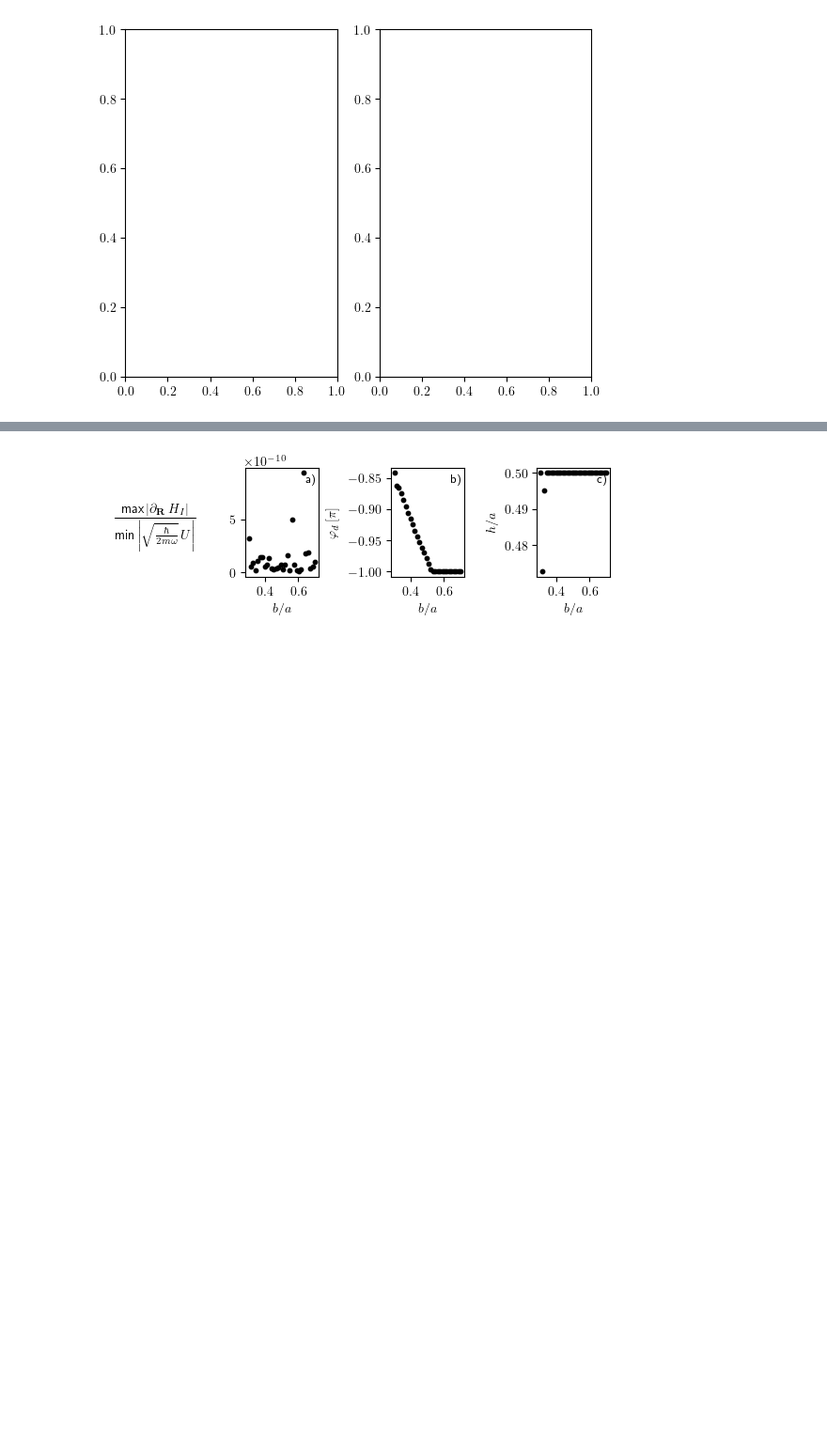
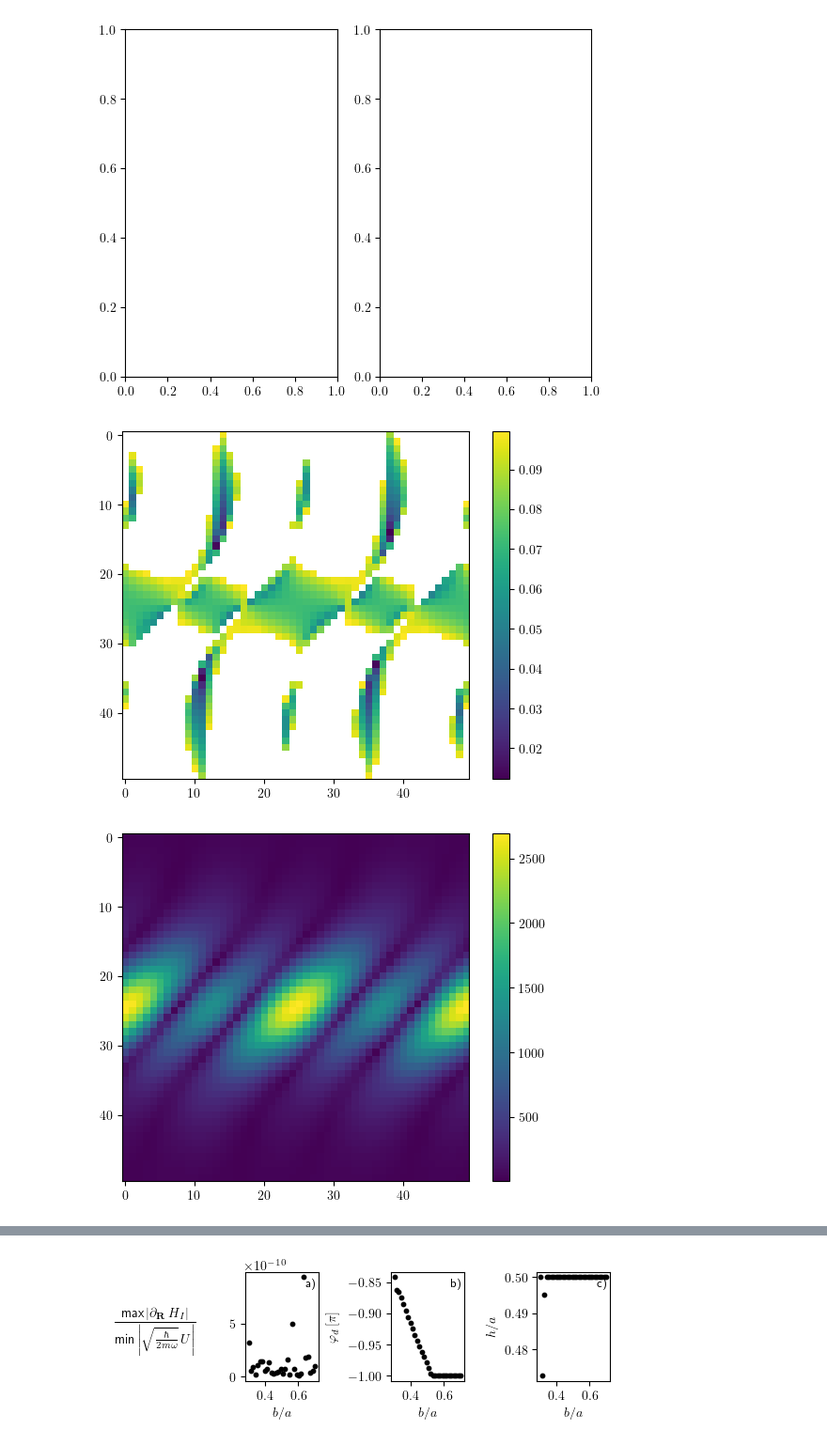
Before and after one commit to ChriGomm/master, a Jupyter notebook: numerics/interactions.ipynb, the cells around one changed output, grey strips where cells are left out. Shown at 94% size. Drawn from its saved outputs; the diff is of its cells as text; code cells hidden in the pictures; blank space fills up the shorter version.

```diff
--- a/numerics/interactions.ipynb
+++ b/numerics/interactions.ipynb
@@ -1343,3 +1499,36 @@ IndexError: list index out of range
 [figure]
 [figure]
 [figure]
+# %%
+N = 50
+phid = np.linspace(-np.pi,np.pi,N)
+h = np.linspace(-0.7,0.7,N)
+d = np.array([np.cos(phid),np.sin(phid)]).T
+cut = 0.05
+dis = np.zeros((N,N))
+min_dmat = np.zeros((N,N))
+min_beta = np.zeros((N,N))
+b0 = 0.6
+for i in range(N):
+    for j in range(N):
+        dmat = hopping_Ham(b0,h[i],1,a,chain_length,lambda x, y: dip_derivative_full_vec(x, y),d[j],cut)
+        beta = grad_long_range(b0,h[i],a,chain_length,nom_der1_vec,d[j],cut)
+        eigenvecs = np.linalg.solve(dmat,beta)
+        dis[i,j] = np.max(np.abs(beta))/np.max(np.where(np.abs(dmat)==0,0,np.abs(dmat)))
+        min_dmat[i,j] = np.max(np.abs(dmat))#np.min(np.where(np.abs(dmat)==0,np.inf,np.abs(dmat)))
+        min_beta[i,j] = np.max(np.abs(beta))
+        dis[i,j] = dis[i,j] if dis[i,j]<0.1 else np.nan
+
+fig, ax = plt.subplots(1,1)
+im = ax.imshow(dis)
+cmap = fig.colorbar(im,ax=ax)
+fig2, ax2 = plt.subplots(1,1)
+im2 = ax2.imshow(min_dmat)
+cmap2 = fig2.colorbar(im2,ax=ax2)
+fig3, ax3 = plt.subplots(1,1)
+im3 = ax3.imshow(min_beta/min_dmat)
+cmap3 = fig3.colorbar(im3,ax=ax3)
+plt.show()
+# %% [output]
+[figure, added]
+[figure, added]
```
Also changed, not shown: parts of 7 cells of this notebook.
